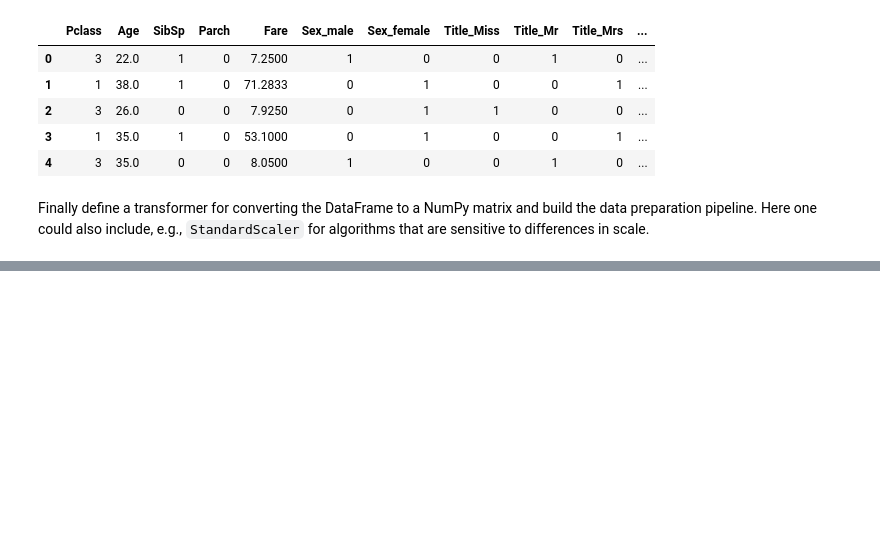
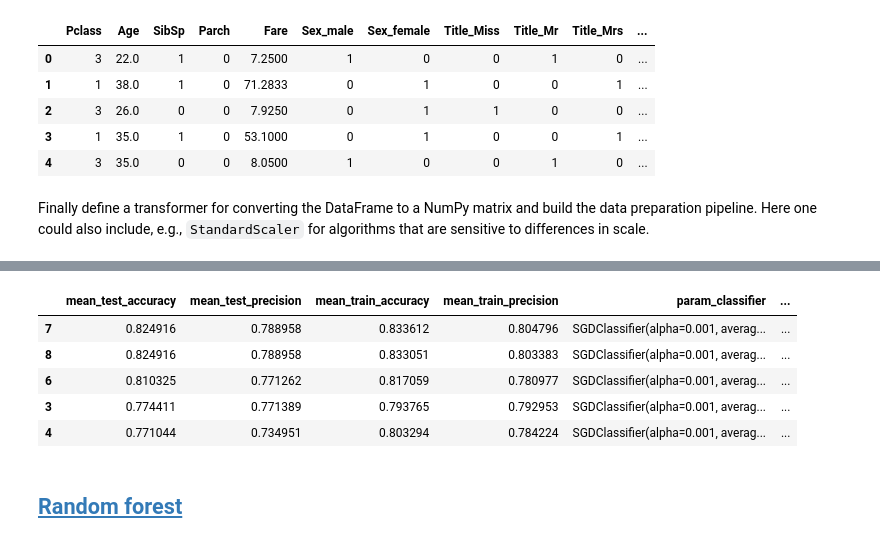
Before and after one commit to ksaaskil/machine-learning-examples, a Jupyter notebook: classification/Kaggle_Titanic_kernel.ipynb, the cells around one changed output, grey strips where cells are left out. Drawn from its saved outputs; the diff is of its cells as text; code cells hidden in the pictures; blank space fills up the shorter version.

```diff
--- a/classification/Kaggle_Titanic_kernel.ipynb
+++ b/classification/Kaggle_Titanic_kernel.ipynb
@@ -358,7 +328,0 @@ Best test score accuracy is: 0.8260381593714927
-# %%
-cols = list(grid_search.cv_results_.keys())
-cols_of_interest = [key for key in cols if key.startswith('param_')
-                    or key.startswith('mean_train')
-                    or key.startswith('mean_test_')
-                    or key.startswith('rank')]
-cv_results[cols_of_interest]
@@ -401,22 +328,0 @@ sorted(zip(feature_importances, attributes), reverse=True)
-# %%
-from sklearn.svm import SVC
-param_grid = [
-    { 'clf': [ RandomForestClassifier() ],
-      'clf__n_estimators': [3, 10, 30]
-    },
-    { 'clf': [ SVC() ] }
-]
-
-clf = Pipeline([
-    ('clf', RandomForestClassifier())
-])
-grid_search = GridSearchCV(clf, param_grid, cv=5, return_train_score=True, refit='accuracy',
-                           scoring={ 'accuracy': make_scorer(accuracy_score),
-                                     'precision': make_scorer(precision_score)
-                                   })
-
-cv = grid_search.fit(X_train_prepared, y_train)
-cv_results = pd.DataFrame(grid_search.cv_results_)
-print('Best test score accuracy is:', grid_search.best_score_)
-
-cv_results
@@ -430,0 +365,13 @@ Best test score accuracy is: 0.8316498316498316
+# %%
+from sklearn.linear_model import SGDClassifier
+
+param_grid = [
+    { 'preprocessing__truncate_titles__n_values_to_keep': [3, 4, 5],
+      'classifier': [SGDClassifier(loss='log', tol=None, random_state=42)],
+      'classifier__alpha': np.logspace(-5, -3, 3),
+      'classifier__penalty': ['l2'],
+      'classifier__max_iter': [20],
+    }
+]
+grid_search = build_grid_search(pipeline=build_pipeline(), param_grid=param_grid)
+linear_cv = run_grid_search(grid_search=grid_search)
@@ -430,0 +382,11 @@ Best test score accuracy is: 0.8316498316498316
+# %%
+linear_cv
+# %% [output]
+|  | mean_test_accuracy | mean_test_precision | mean_train_accuracy | mean_train_precision | param_classifier | ... |
+| 7 | 0.824916 | 0.788958 | 0.833612 | 0.804796 | SGDClassifier(alpha=0.001, averag... | ... |
+| 8 | 0.824916 | 0.788958 | 0.833051 | 0.803383 | SGDClassifier(alpha=0.001, averag... | ... |
+| 6 | 0.810325 | 0.771262 | 0.817059 | 0.780977 | SGDClassifier(alpha=0.001, averag... | ... |
+| 3 | 0.774411 | 0.771389 | 0.793765 | 0.792953 | SGDClassifier(alpha=0.001, averag... | ... |
+| 4 | 0.771044 | 0.734951 | 0.803294 | 0.784224 | SGDClassifier(alpha=0.001, averag... | ... |
+# %% [markdown]
+## [Random forest](http://scikit-learn.org/stable/modules/generated/sklearn.ensemble.RandomForestClassifier.html)
```
Also changed, not shown: parts of 20 cells of this notebook.
